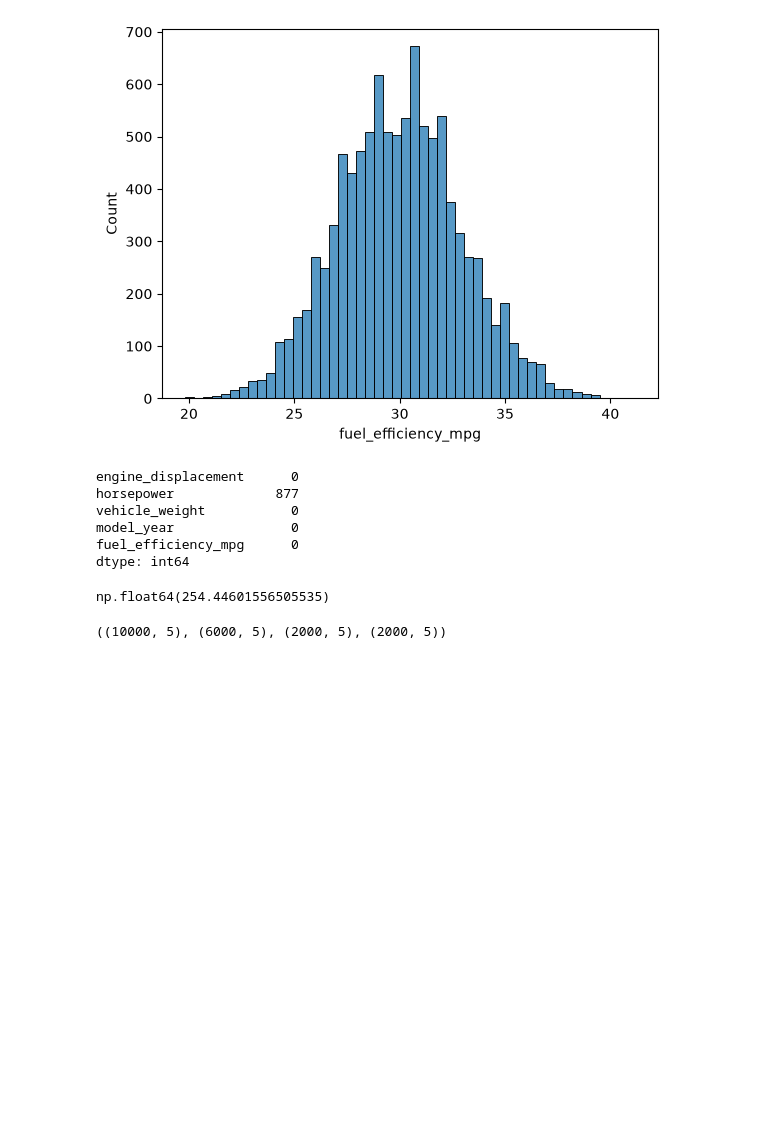
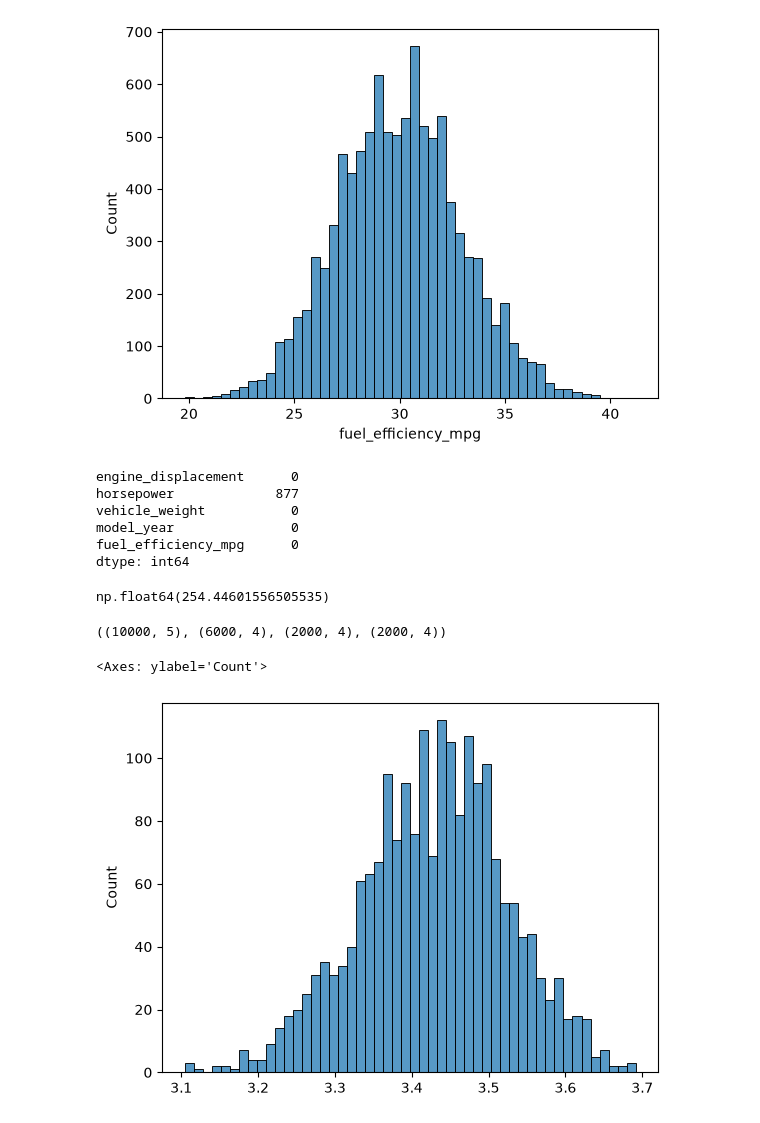
Before and after one commit to mustafamazen199748-coder/Machine-Learn-course, a Jupyter notebook: 01-intro/Homework_2.ipynb, the cells around one changed output. Cells and saved outputs as stored; diff of their text form; code cells hidden in the pictures; blank space fills up the shorter version.

```diff
--- a/01-intro/Homework_2.ipynb
+++ b/01-intro/Homework_2.ipynb
@@ -50,6 +50,35 @@ Train_Data = My_New_Data.iloc[:n_Train]
 Valid_Data = My_New_Data.iloc[n_Train:n_Train + n_Valid]
 Test_Data = My_New_Data.iloc[n_Train + n_Valid:]
 
+idx = np.arange(n)
+np.random.shuffle(idx)
+
+Train_Data = My_New_Data.iloc[idx[:n_Train]]
+Valid_Data = My_New_Data.iloc[idx[n_Train:n_Train + n_Valid]]
+Test_Data = My_New_Data.iloc[idx[n_Train + n_Valid:]]
+
+Train_Data = Train_Data.reset_index(drop=True)
+Valid_Data = Valid_Data.reset_index(drop=True)
+Test_Data = Test_Data.reset_index(drop=True)
+
+y_Train = Train_Data['fuel_efficiency_mpg'].values
+y_Valid = Valid_Data['fuel_efficiency_mpg'].values
+y_Test = Test_Data['fuel_efficiency_mpg'].values
+
+y_Train = np.log1p(y_Train)
+y_Valid = np.log1p(y_Valid)
+y_Test = np.log1p(y_Test)
+
+del Train_Data['fuel_efficiency_mpg']
+del Valid_Data['fuel_efficiency_mpg']
+del Test_Data['fuel_efficiency_mpg']
+
+
 My_New_Data.shape , Train_Data.shape , Valid_Data.shape , Test_Data.shape
 # %% [output]
-((10000, 5), (6000, 5), (2000, 5), (2000, 5))
+((10000, 5), (6000, 4), (2000, 4), (2000, 4))
+# %%
+sns.histplot(y_Test , bins=50)
+# %% [output]
+<Axes: ylabel='Count'>
+[figure, added]
```
Also changed, not shown: parts of 4 cells of this notebook.
